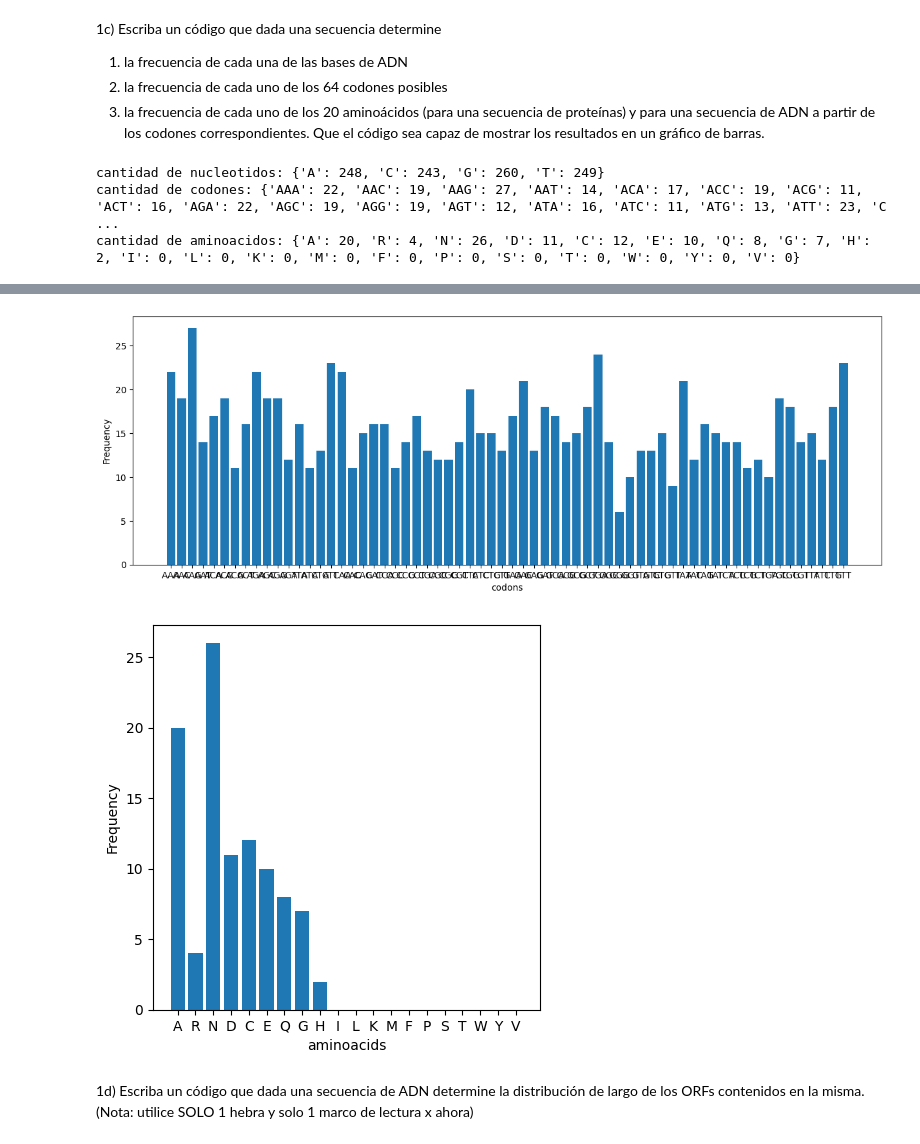
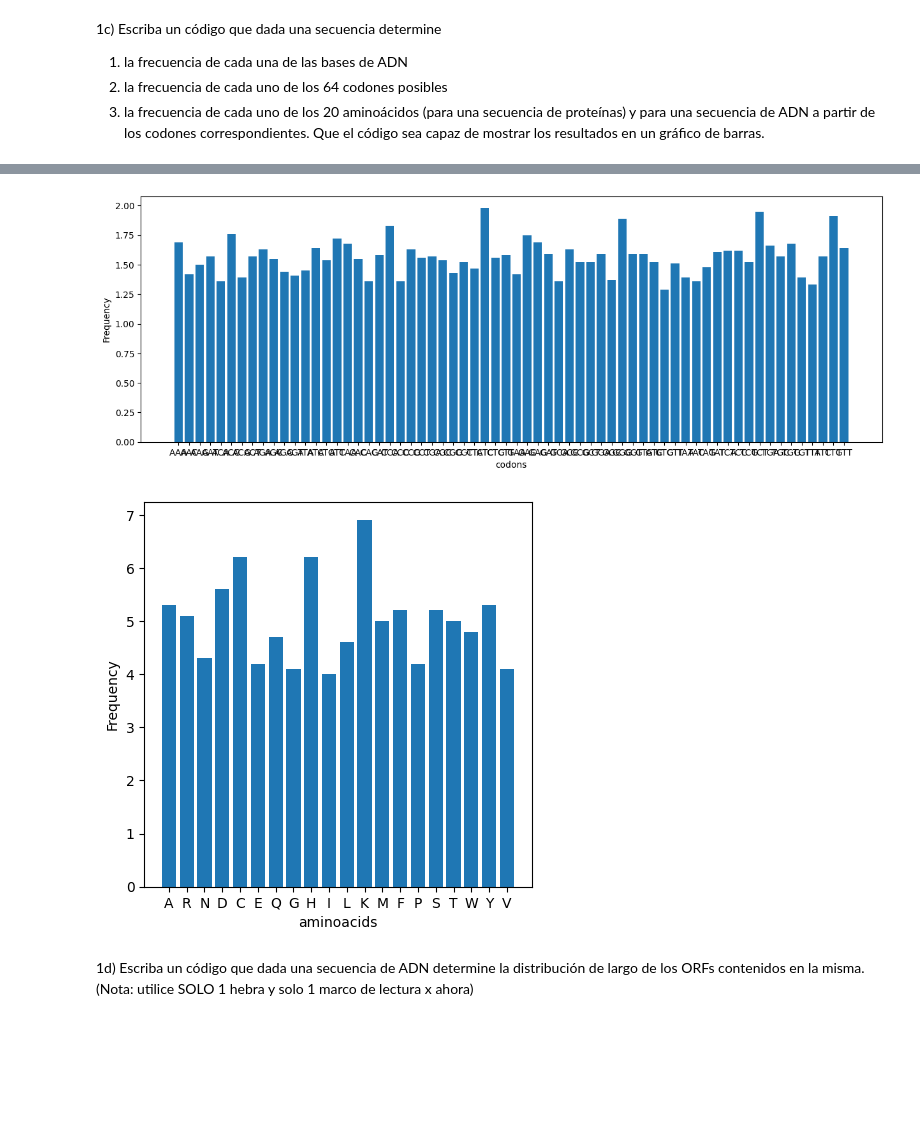
Before and after one commit to agusscarmu/Advanced_Bioinformatic, a Jupyter notebook: TP1.ipynb, the cells around one changed output, grey strips where cells are left out. Cells and saved outputs as stored; diff of their text form; code cells hidden in the pictures; blank space fills up the shorter version.

Commit message:
Ajuste plot function

```diff
--- a/TP1.ipynb
+++ b/TP1.ipynb
@@ -50,8 +50,11 @@ import matplotlib.pyplot as plt
 
 def freq_bases(dna):
     freq = {'A': 0, 'C': 0, 'G': 0, 'T': 0}
+    total_bases = len(dna)
     for base in dna:
         freq[base] += 1
+    for base in freq:
+        freq[base] = (freq[base] / total_bases) * 100
     return freq
 
 def freq_codons(dna):
@@ -76,9 +79,13 @@ def freq_codons(dna):
         'TGA': 0, 'TGC': 0, 'TGG': 0, 'TGT': 0,
         'TTA': 0, 'TTC': 0, 'TTG': 0, 'TTT': 0
     }
+    total_codons = len(dna)
     for i in range(0, len(dna)-3):
         codon = dna[i:i+3]
         codon_freq[codon] += 1
+
+    for codon in codon_freq:
+        codon_freq[codon] = (codon_freq[codon] / total_codons) * 100
     return codon_freq
 
 def freq_aminoacids(prot):
@@ -104,29 +111,35 @@ def freq_aminoacids(prot):
         'Y': 0,  # Tyrosine
         'V': 0   # Valine
     }
+    total_amino_acids = len(prot)
     for amino_acid in prot: amino_acid_freq[amino_acid] += 1
+
+    for amino_acid in amino_acid_freq:
+        amino_acid_freq[amino_acid] = (amino_acid_freq[amino_acid]/total_amino_acids) * 100
     return amino_acid_freq
 
-def plot_histogram(data, data_type, xsize=5, ysize=5):
+def plot_histogram(data, data_type, xsize=5, ysize=5, xlabel=None):
+    if data_type == 'nucleotides':
+        freq = freq_bases(data)
+    elif data_type == 'aminoacids':
+        freq = freq_aminoacids(data)
+    elif data_type == 'codons':
+        freq = freq_codons(data)
+    else:
+        raise ValueError(f'Invalid data type: {data_type}, you can try with: nucleotides, aminoacids or codons')
     plt.figure(figsize=(xsize,ysize))
-    plt.bar(data.keys(), data.values())
-    plt.xlabel(data_type)
+    plt.bar(freq.keys(), freq.values())
+    if xlabel is not None:
+        plt.xlabel(xlabel)
+    else:
+        plt.xlabel(data_type)
     plt.ylabel("Frequency")
     plt.show()
 
 
-f_bases=freq_bases(generate_seq(1000))
-f_codons=freq_codons(generate_seq(1000))
-f_aminoacids=freq_aminoacids(generate_seq_protein(100, probabilities))
+random_dna = generate_seq(10000)
 
-print(f"cantidad de nucleotidos: {f_bases}")
-print(f"cantidad de codones: {f_codons}")
-print(f"cantidad de aminoacidos: {f_aminoacids}")
-
-plot_histogram(f_bases,"nucleotides")
-plot_histogram(f_codons,"codons", xsize=15)
-plot_histogram(f_aminoacids,"aminoacids")
+plot_histogram(random_dna,"nucleotides")
+plot_histogram(random_dna,"codons", xsize=15)
+plot_histogram(generate_seq_protein(1000),"aminoacids")
 # %% [output]
-cantidad de nucleotidos: {'A': 248, 'C': 243, 'G': 260, 'T': 249}
-cantidad de codones: {'AAA': 22, 'AAC': 19, 'AAG': 27, 'AAT': 14, 'ACA': 17, 'ACC': 19, 'ACG': 11, 'ACT': 16, 'AGA': 22, 'AGC': 19, 'AGG': 19, 'AGT': 12, 'ATA': 16, 'ATC': 11, 'ATG': 13, 'ATT': 23, 'C ...
-cantidad de aminoacidos: {'A': 20, 'R': 4, 'N': 26, 'D': 11, 'C': 12, 'E': 10, 'Q': 8, 'G': 7, 'H': 2, 'I': 0, 'L': 0, 'K': 0, 'M': 0, 'F': 0, 'P': 0, 'S': 0, 'T': 0, 'W': 0, 'Y': 0, 'V': 0}
@@ -134,5 +147,5 @@ cantidad de aminoacidos: {'A': 20, 'R': 4, 'N': 26, 'D': 11, 'C': 12, 'E': 10, '
-[figure, old version]
+[figure, new version]
-[figure, old version]
+[figure, new version]
 # %% [markdown]
 1d) Escriba un código que dada una secuencia de ADN determine la distribución de largo de los ORFs contenidos en la misma. (Nota: utilice SOLO 1 hebra y solo 1 marco de lectura x ahora)
 # %%
```
Also changed, not shown: parts of 22 cells of this notebook.
